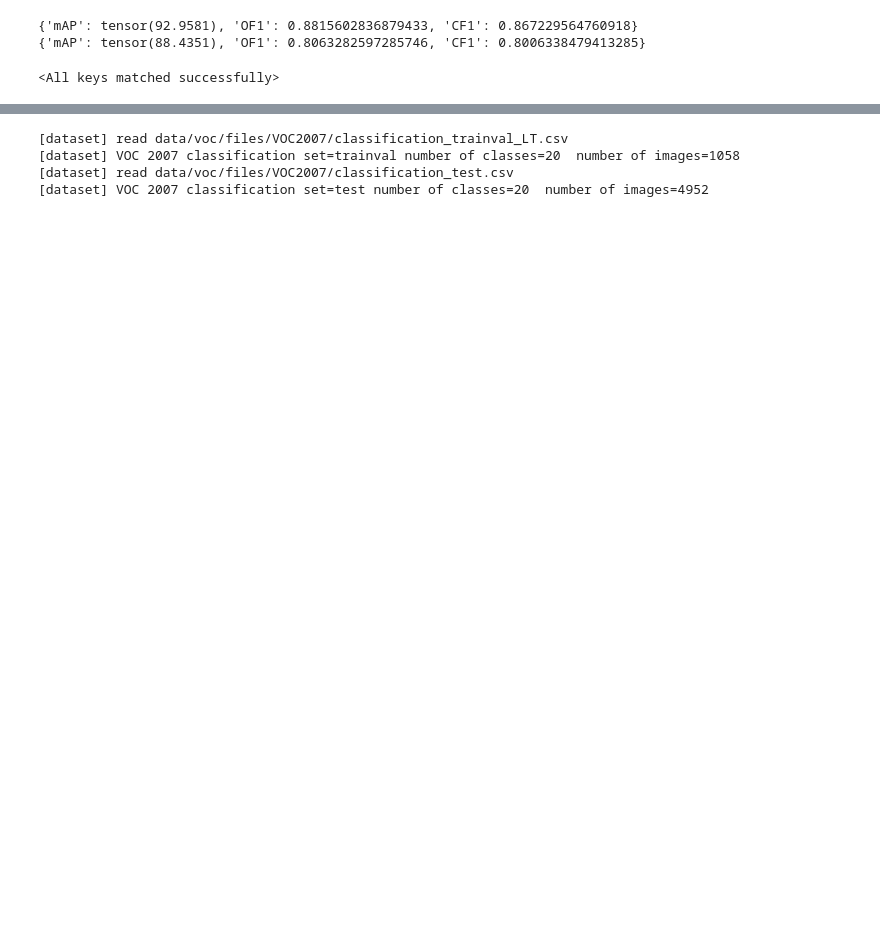
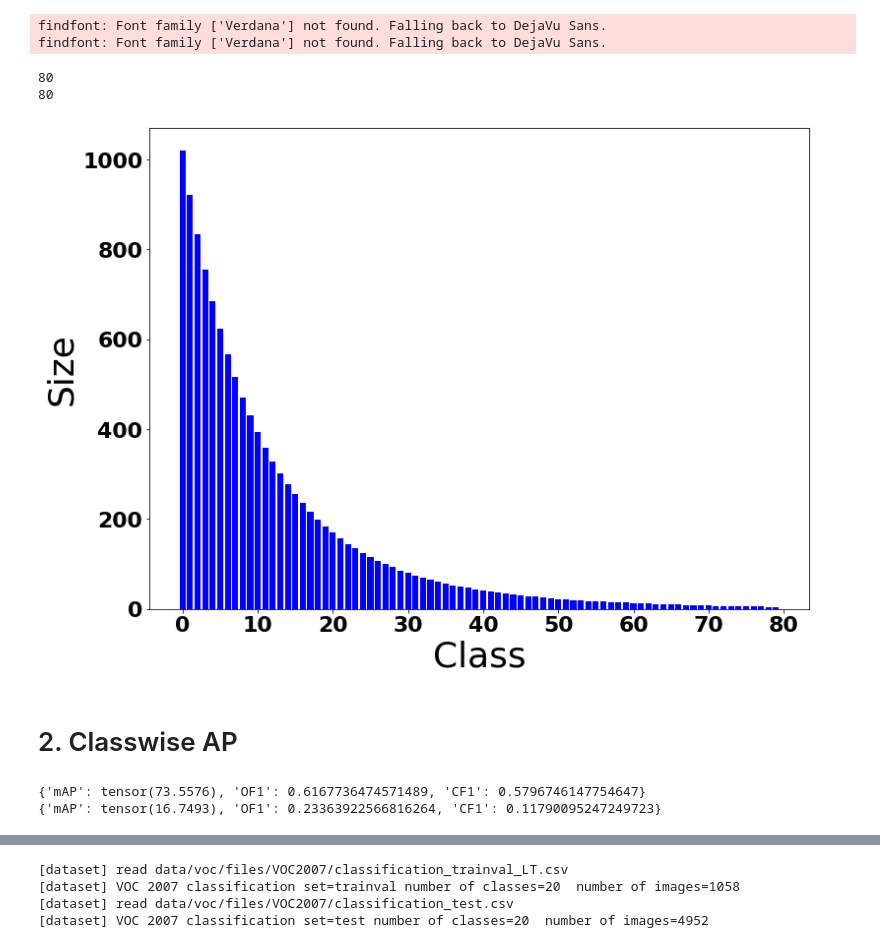
Before and after one commit to SeonghaEom/LT-ML, a Jupyter notebook: visualization.ipynb, the cells around one changed output, grey strips where cells are left out. Saved outputs shown, nothing was run; the diff lists cells and outputs as text; code cells hidden in the pictures; blank space fills up the shorter version.

```diff
--- a/visualization.ipynb
+++ b/visualization.ipynb
@@ -16,32 +106,76 @@ seed_everything(0)
+# %%
+coco_classes = [10.0, 34.0, 85.0, 39.0, 24.0, 18.0, 6.0, 49.0, 68.0, 44.0, 21.0, 17.0, 297.0, 442.0, 364.0, 32.0, 32.0, 75.0, 251.0, 25.0, 55.0, 113.0, 578.0, 92.0, 177.0, 11.0, 445.0, 646.0, 71.0, 15.0, 8.0, 14.0, 102.0, 11.0, 7.0, 6.0, 175.0, 17.0, 13.0, 75.0, 10.0, 183.0, 131.0, 92.0, 29.0, 71.0, 33.0, 168.0, 8.0, 1098.0, 41.0, 152.0, 131.0, 89.0, 44.0, 15.0, 7.0, 258.0, 18.0, 12.0, 8.0, 162.0, 34.0, 14.0, 20.0, 9.0, 20.0, 20.0, 35.0, 9.0, 24.0, 12.0, 47.0, 18.0, 90.0, 207.0, 50.0, 118.0, 97.0, 7.0]
+# %%
+from scipy.stats import pareto
+num_classes = len(coco_classes)
+print(num_classes)
+alpha = 6
+ma = 1020
+mi = 1
+rv = pareto(alpha)
+classes = [i for i in range(num_classes)]
+print(len(classes))
+classes_x = np.linspace(pareto.ppf(0.0, alpha), pareto.ppf(0.99, alpha), num_classes)
+dist = rv.pdf(classes_x) * (ma-mi) / alpha + mi
+dist  = dist.astype(int)
+
+font = {'family' : 'Verdana',
+        'weight' : 'bold',
+        'size'   : 22}
+import matplotlib
+matplotlib.rc('font', **font)
+fig, ax = plt.subplots(1, 1, figsize=(9,6))
+ax.bar( classes, dist, color='blue')
+# ax.bar_label(ax.containers[0], label_type='edge', color='red', rotation=0, fontsize=36, padding=3)
+# ax.set_xticklabels(classes,rotation=0, fontsize=10)
+plt.xlabel('Class', size=36)
+plt.ylabel("Size", size=36)
+# plt.show()
+figure = plt.gcf()
+figure.set_size_inches(12, 9)
+plt.savefig('./dist_num{:d}_b{:d}_max{:d}-min{:d}.pdf'.format(num_classes, alpha, ma, mi), dpi = 300)
+# %% [output]
+findfont: Font family ['Verdana'] not found. Falling back to DejaVu Sans.
+findfont: Font family ['Verdana'] not found. Falling back to DejaVu Sans.
+80
+80
+[figure, added]
+# %% [markdown]
+# 2. Classwise AP
 # %%
 model = resnet101(pretrained=True)
 from models import *
 backbone = BaseResnet(model, 20)
 backbone2 = BaseResnet(model, 20)
-te = TRANSFORMER_ENCODER_2_clf(backbone, 20, 2, 1)
-te2 = TRANSFORMER_ENCODER_2_clf(backbone, 20, 2, 1)
+sa = TRANSCONV_clf(backbone, 20, 300, 'voc_lt_adj.pkl')
+te2 = TRANSFORMER_ENCODER_2_clf(backbone, 20, 1, 16)
+gcn = GCN_clf(backbone, 20, 300, None, 'voc_lt_adj.pkl')
+
 # gcn = GCN_clf(backbone, 20)
 ##LT
 p = '/home/seongha/LT-ML/checkpoint/voc/voc_LT(True)_exp1_fixed~0-4-4-1_resnet101_base_best.pth.tar'
-p2= '/home/seongha/LT-ML/checkpoint/voc/voc_LT(True)_exp1_fixed~4-2-188-1_resnet101_base_best.pth.tar'
+p2= '/home/seongha/LT-ML/checkpoint/voc/voc_LT(True)_exp1_freeze-1-16-0_resnet101_base_best.pth.tar'#freezed
 
-p3='/home/seongha/LT-ML/checkpoint/voc/voc_LT(True)_exp1_transformer_encoder-2-1-1_resnet101_transformer_encoder_best.pth.tar'
-##freeze
-p4='/home/seongha/LT-ML/checkpoint/voc/voc_LT(True)_exp1_fixed~0-2-1-1_resnet101_transformer_encoder_best.pth.tar'
+p3='/home/seongha/LT-ML/checkpoint/voc/voc_LT(True)_exp1_transformer_encoder-1-16-0_resnet101_transformer_encoder_best.pth.tar'##freeze
+p4='/home/seongha/LT-ML/checkpoint/voc/voc_LT(True)_exp1_fixed~0-2-1-1_resnet101_transformer_encoder_best.pth.tar'##finetune
 
+p5 = 'checkpoint/voc/voc_LT(True)_exp1_freeze-4-4-0_resnet101_gcn_best.pth.tar'
+p6 = '/home/seongha/LT-ML/checkpoint/voc/voc_LT(True)_exp1_freeze-4-4-0_resnet101_sa_best.pth.tar'
 ##uniform
 path = '/home/seongha/LT-ML/checkpoint/voc/voc_LT(False)_exp1_fixed~0-16-1-2_resnet101_base_best.pth.tar'##finetune
 path2='/home/seongha/LT-ML/checkpoint/voc/voc_LT(False)_exp1_base-16-1-1_resnet101_base_best.pth.tar'##freeze
 
-path3= '/home/seongha/LT-ML/checkpoint/voc/voc_LT(False)_exp1_fixed~4-2-1-1_resnet101_transformer_encoder_best.pth.tar'
+path3= '/home/seongha/LT-ML/checkpoint/voc/voc_LT(False)_exp1_fixed~4-2-1-1_resnet101_transformer_encoder_best.pth.tar'#freeze
 path4 = '/home/seongha/LT-ML/checkpoint/voc/voc_LT(False)_exp1_fixed~0-2-1-1_resnet101_transformer_encoder_best.pth.tar'
-di = torch.load(path)
+di = torch.load(p3)
 print(di['best_score'])
-di2 = torch.load(path2)
+di2 = torch.load(p5)
 print(di2['best_score'])
-backbone.load_state_dict(di['state_dict'])
-backbone2.load_state_dict(di2['state_dict'])
+# backbone.load_state_dict(di2['state_dict'])
+te2.load_state_dict(di['state_dict'])
+# gcn.load_state_dict(di['state_dict'])
+# sa.load_state_dict(di2['state_dict'])
+model = te2
 # %% [output]
-{'mAP': tensor(92.9581), 'OF1': 0.8815602836879433, 'CF1': 0.867229564760918}
-{'mAP': tensor(88.4351), 'OF1': 0.8063282597285746, 'CF1': 0.8006338479413285}
+{'mAP': tensor(73.5576), 'OF1': 0.6167736474571489, 'CF1': 0.5796746147754647}
+{'mAP': tensor(16.7493), 'OF1': 0.23363922566816264, 'CF1': 0.11790095247249723}
-<All keys matched successfully>
```
Also changed, not shown: parts of 40 cells of this notebook, 3 other files.
